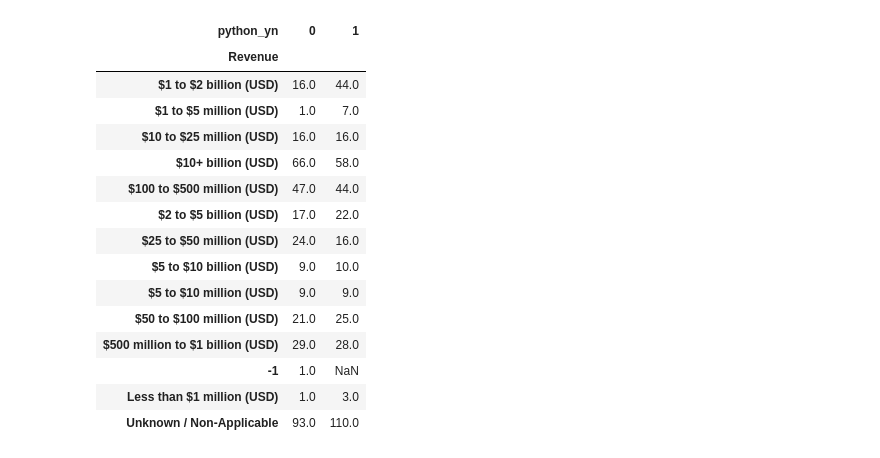
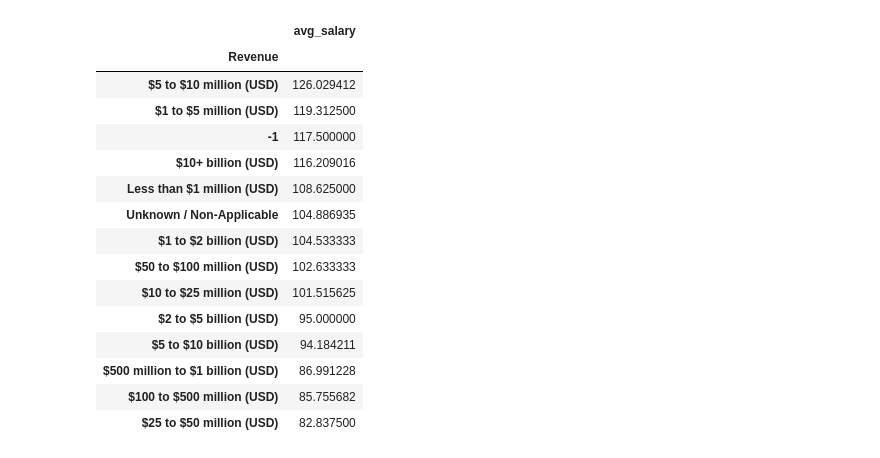
Before and after one commit to PrimitPatel/Glassdoor-salary-prediction, a Jupyter notebook: glassdoor_code_analysis.ipynb, the cells around one changed output. Cells and saved outputs as stored; diff of their text form; code cells hidden in the pictures.

```diff
--- a/glassdoor_code_analysis.ipynb
+++ b/glassdoor_code_analysis.ipynb
@@ -72,4 +90,3 @@ Name: seniority, dtype: int64
 # %%
-# Fix state Los Angeles
-df['job_state']= df.job_state.apply(lambda x: x.strip() if x.strip().lower() != 'los angeles' else 'CA')
-df.job_state.value_counts()
+#Competitor count
+df['no_of_comp'] = df['Competitors'].apply(lambda x: len(x.split(',')) if x != '-1' else 0)
@@ -94,4 +92,0 @@ Name: job_state, dtype: int64
-# %%
-#  Job description length
-df['desc_len'] = df['Job Description'].apply(lambda x: len(x))
-df['desc_len']
@@ -116,4 +93 @@ Name: desc_len, dtype: int64
-# %%
-#Competitor count
-df['num_comp'] = df['Competitors'].apply(lambda x: len(x.split(',')) if x != '-1' else 0)
 # %%
@@ -185,0 +125,4 @@ Name: company_txt, dtype: object
+# %%
+df['min_salary'] = df.apply(lambda x: x.min_salary*2 if x.Hourly_salary ==1 else x.min_salary, axis =1)
+df['max_salary'] = df.apply(lambda x: x.max_salary*2 if x.Hourly_salary ==1 else x.max_salary, axis =1)
+df['avg_salary'] = df.apply(lambda x: x.avg_salary*2 if x.Hourly_salary ==1 else x.avg_salary, axis =1)
@@ -421,22 +326,22 @@ Index(['Job Title', 'Salary Estimate', 'Job Description', 'Rating',
       dtype='object')
 # %%
-pd.pivot_table(df_pivots, index = 'Revenue', columns = 'python_yn', values = 'avg_salary', aggfunc = 'count')
+pd.pivot_table(df,index=['Revenue'],values='avg_salary').sort_values('avg_salary', ascending = False)
 # %% [output]
-| python_yn | 0 | 1 |
-| Revenue |  |  |
-| $1 to $2 billion (USD) | 16.0 | 44.0 |
-| $1 to $5 million (USD) | 1.0 | 7.0 |
-| $10 to $25 million (USD) | 16.0 | 16.0 |
-| $10+ billion (USD) | 66.0 | 58.0 |
-| $100 to $500 million (USD) | 47.0 | 44.0 |
-| $2 to $5 billion (USD) | 17.0 | 22.0 |
-| $25 to $50 million (USD) | 24.0 | 16.0 |
-| $5 to $10 billion (USD) | 9.0 | 10.0 |
-| $5 to $10 million (USD) | 9.0 | 9.0 |
-| $50 to $100 million (USD) | 21.0 | 25.0 |
-| $500 million to $1 billion (USD) | 29.0 | 28.0 |
-| -1 | 1.0 | NaN |
-| Less than $1 million (USD) | 1.0 | 3.0 |
-| Unknown / Non-Applicable | 93.0 | 110.0 |
+|  | avg_salary |
+| Revenue |  |
+| $5 to $10 million (USD) | 126.029412 |
+| $1 to $5 million (USD) | 119.312500 |
+| -1 | 117.500000 |
+| $10+ billion (USD) | 116.209016 |
+| Less than $1 million (USD) | 108.625000 |
+| Unknown / Non-Applicable | 104.886935 |
+| $1 to $2 billion (USD) | 104.533333 |
+| $50 to $100 million (USD) | 102.633333 |
+| $10 to $25 million (USD) | 101.515625 |
+| $2 to $5 billion (USD) | 95.000000 |
+| $5 to $10 billion (USD) | 94.184211 |
+| $500 million to $1 billion (USD) | 86.991228 |
+| $100 to $500 million (USD) | 85.755682 |
+| $25 to $50 million (USD) | 82.837500 |
 # %%
 df.to_csv('glassdoor_data_prepossed.csv')
```
Also changed, not shown: parts of 36 cells of this notebook, 4 other files.
